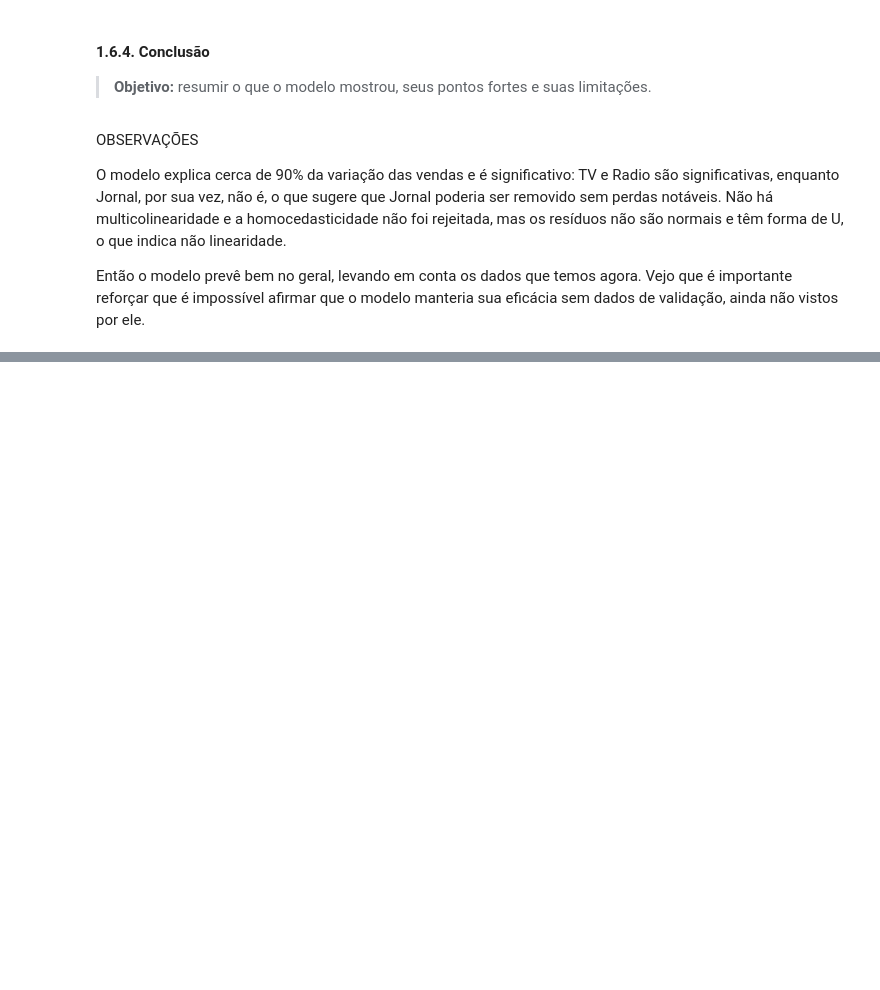
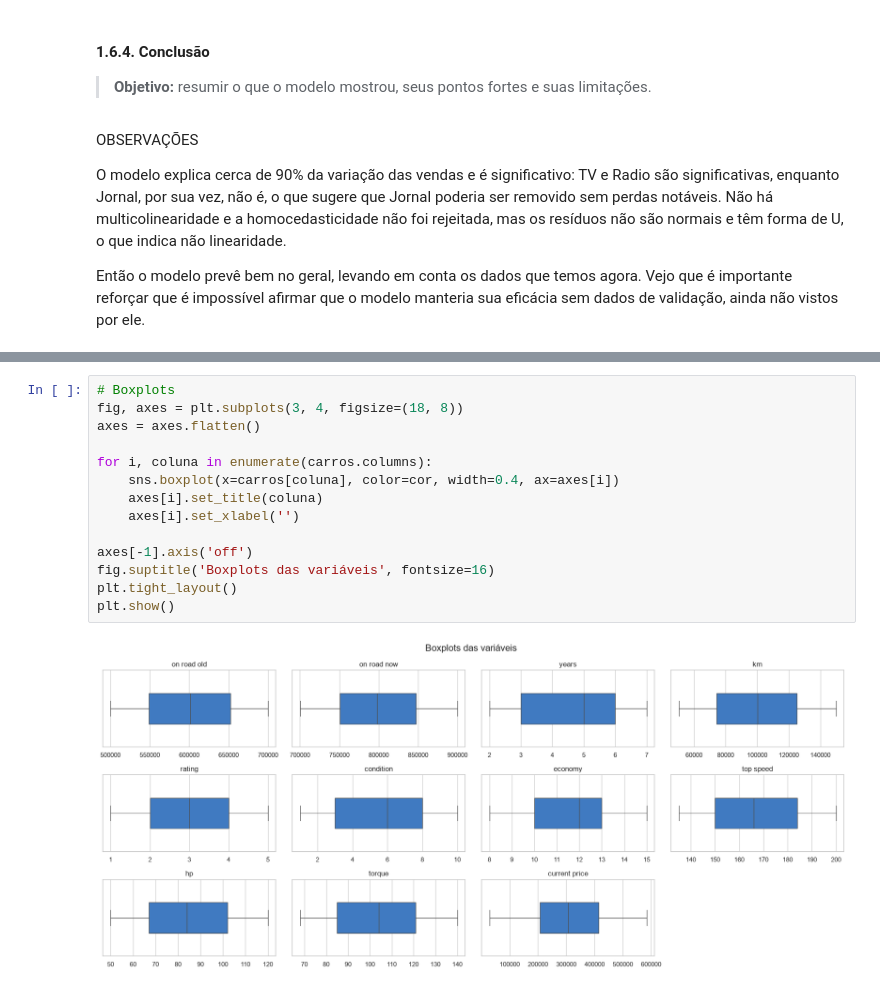
Before and after one commit to joaopdroslv/modelos-de-regressao-pucminas, a Jupyter notebook: Atividades/Lista_1/notebooks/Lista_1 - Análises.ipynb, the cells around one changed output, grey strips where cells are left out. Drawn from its saved outputs; the diff is of its cells as text; blank space fills up the shorter version.

```diff
--- a/Atividades/Lista_1/notebooks/Lista_1 - Análises.ipynb
+++ b/Atividades/Lista_1/notebooks/Lista_1 - Análises.ipynb
@@ -769,0 +953,16 @@ Então o modelo prevê bem no geral, levando em conta os dados que temos agora.
+# %%
+# Boxplots
+fig, axes = plt.subplots(3, 4, figsize=(18, 8))
+axes = axes.flatten()
+
+for i, coluna in enumerate(carros.columns):
+    sns.boxplot(x=carros[coluna], color=cor, width=0.4, ax=axes[i])
+    axes[i].set_title(coluna)
+    axes[i].set_xlabel('')
+
+axes[-1].axis('off')
+fig.suptitle('Boxplots das variáveis', fontsize=16)
+plt.tight_layout()
+plt.show()
+# %% [output]
+[figure, added]
```
Also changed, not shown: parts of 26 cells of this notebook.
